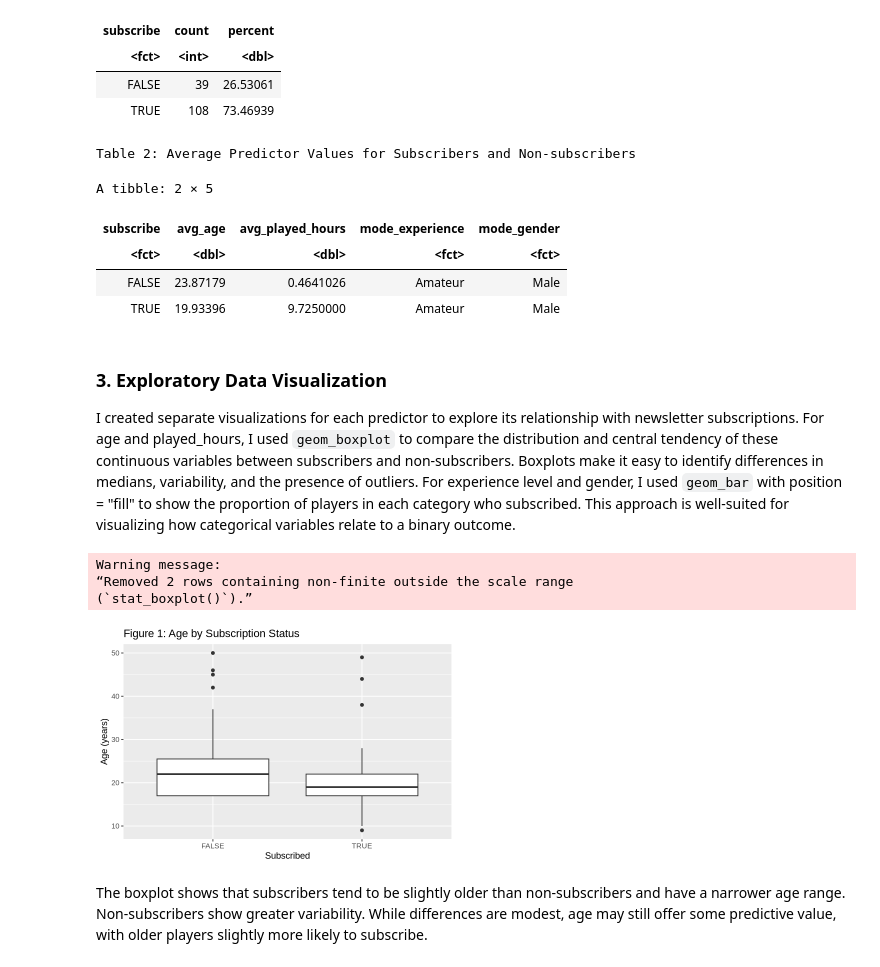
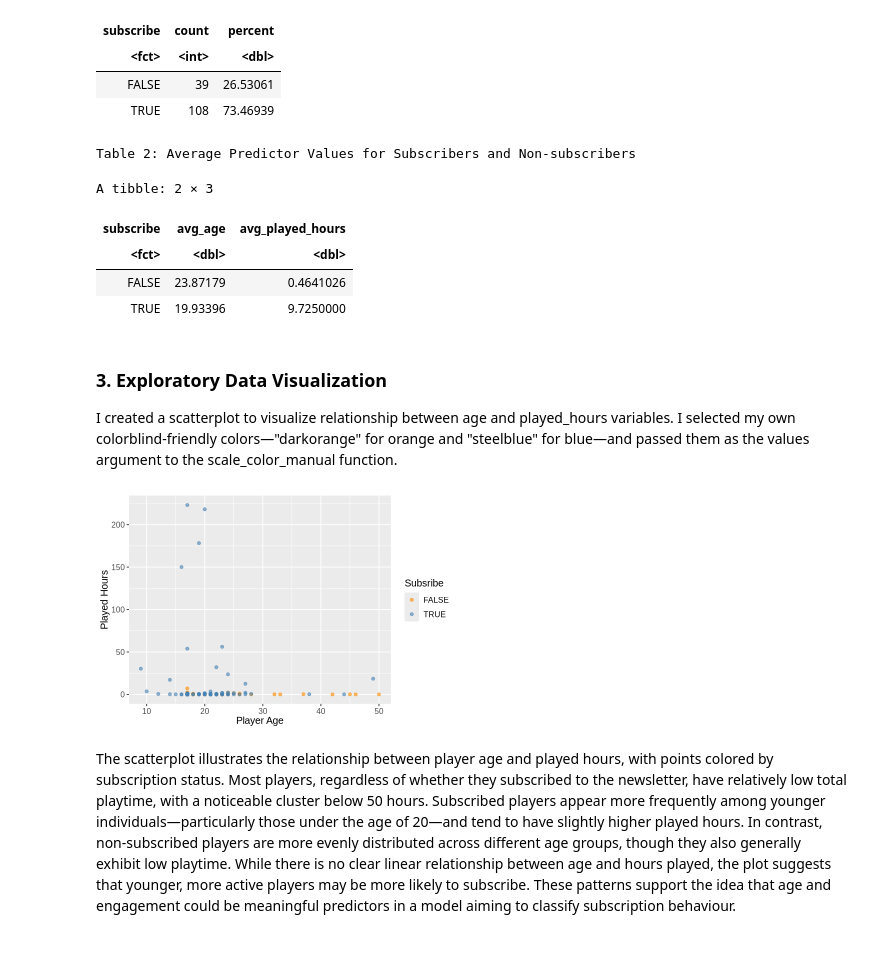
Before and after one commit to victoriazhou111/dsci-100-project, a Jupyter notebook: project_report.ipynb, the cells around one changed output. Cells and saved outputs as stored; diff of their text form; code cells hidden in the pictures.

```diff
--- a/project_report.ipynb
+++ b/project_report.ipynb
@@ -161,40 +153,34 @@ A tibble: 2 × 3
 | FALSE | 39 | 26.53061 |
 | TRUE | 108 | 73.46939 |
 # %%
-# Define a simple custom mode function
-get_mode <- function(x) {
-  uniq_vals <- unique(x)
-  uniq_vals[which.max(tabulate(match(x, uniq_vals)))]
-}
-
 cat("Table 2: Average Predictor Values for Subscribers and Non-subscribers")
 comparison <- players_training |>
                 group_by(subscribe) |>
                 summarize(avg_age = mean(Age, na.rm=TRUE),
-                          avg_played_hours = mean(played_hours, na.rm=TRUE),
-                          mode_experience = get_mode(experience),
-                          mode_gender = get_mode(gender))
+                          avg_played_hours = mean(played_hours, na.rm=TRUE))
 comparison
 # %% [output]
 Table 2: Average Predictor Values for Subscribers and Non-subscribers
-A tibble: 2 × 5
+A tibble: 2 × 3
-| subscribe | avg_age | avg_played_hours | mode_experience | mode_gender |
-| <fct> | <dbl> | <dbl> | <fct> | <fct> |
-| FALSE | 23.87179 | 0.4641026 | Amateur | Male |
-| TRUE | 19.93396 | 9.7250000 | Amateur | Male |
+| subscribe | avg_age | avg_played_hours |
+| <fct> | <dbl> | <dbl> |
+| FALSE | 23.87179 | 0.4641026 |
+| TRUE | 19.93396 | 9.7250000 |
 # %% [markdown]
 ### 3. Exploratory Data Visualization
-I created separate visualizations for each predictor to explore its relationship with newsletter subscriptions. For age and played_hours, I used `geom_boxplot` to compare the distribution and central tendency of these continuous variables between subscribers and non-subscribers. Boxplots make it easy to identify differences in medians, variability, and the presence of outliers. For experience level and gender, I used `geom_bar` with position = "fill" to show the proportion of players in each category who subscribed. This approach is well-suited for visualizing how categorical variables relate to a binary outcome.
+I created a scatterplot to visualize relationship between age and played_hours variables. I selected my own colorblind-friendly colors—"darkorange" for orange and "steelblue" for blue—and passed them as the values argument to the scale_color_manual function.
 # %%
 options(repr.plot.width = 6, repr.plot.height = 4)
-age_plot<-ggplot(players_training, aes(x = subscribe, y = Age)) +
-  geom_boxplot() +
-  labs(title = "Figure 1: Age by Subscription Status", x = "Subscribed", y = "Age (years)")
-age_plot
+exploratory_plot<-ggplot(players_training, aes(x = Age, y = played_hours,color=subscribe)) +
+  geom_point(alpha = 0.6) +
+  labs(x = "Player Age",
+       y = "Played Hours",
+       color = "Subsribe") +
+  scale_color_manual(values = c("darkorange", "steelblue")) +
+  theme(text = element_text(size = 12))
+
+exploratory_plot
 # %% [output]
-Warning message:
-“Removed 2 rows containing non-finite outside the scale range
-(`stat_boxplot()`).”
-[figure, old version]
+[figure, new version]
 # %% [markdown]
-The boxplot shows that subscribers tend to be slightly older than non-subscribers and have a narrower age range. Non-subscribers show greater variability. While differences are modest, age may still offer some predictive value, with older players slightly more likely to subscribe.
+The scatterplot illustrates the relationship between player age and played hours, with points colored by subscription status. Most players, regardless of whether they subscribed to the newsletter, have relatively low total playtime, with a noticeable cluster below 50 hours. Subscribed players appear more frequently among younger individuals—particularly those under the age of 20—and tend to have slightly higher played hours. In contrast, non-subscribed players are more evenly distributed across different age groups, though they also generally exhibit low playtime. While there is no clear linear relationship between age and hours played, the plot suggests that younger, more active players may be more likely to subscribe. These patterns support the idea that age and engagement could be meaningful predictors in a model aiming to classify subscription behaviour.
```
Also changed, not shown: parts of 24 cells of this notebook.
